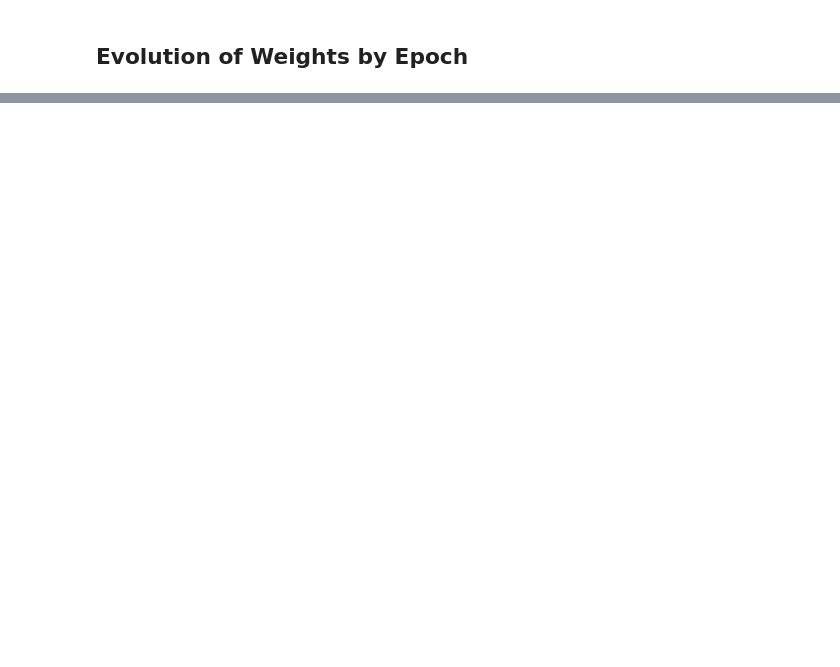
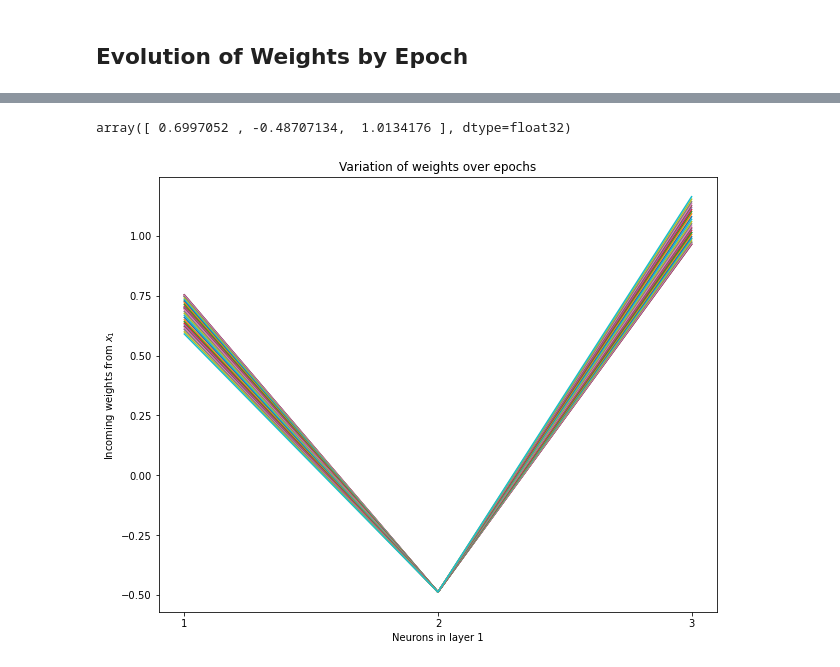
Before and after one commit to somnath1077/MachineLearningExercises, a Jupyter notebook: ML_Using_Python/activation_functions/nb01_relu.ipynb, the cells around one changed output, grey strips where cells are left out. Saved outputs shown, nothing was run; the diff lists cells and outputs as text; code cells hidden in the pictures; blank space fills up the shorter version.

Commit message:
relu and changes to weights over epochs

```diff
--- a/ML_Using_Python/activation_functions/nb01_relu.ipynb
+++ b/ML_Using_Python/activation_functions/nb01_relu.ipynb
@@ -78,7 +78,7 @@ _, _, norm_test_data = normalize(test_data, mean=mean, sd=sd)
 # %% [markdown]
 ### Model Layers
 # %%
-NUM_UNITS = 2
+NUM_UNITS = 3
 
 inputs = keras.Input(shape=2)
 
@@ -128,7 +128,7 @@ weight_callback = LambdaCallback(
 )
 # %%
 BATCH_SIZE = 32
-EPOCHS = 10
+EPOCHS = 30
 
 train_dataset = tf.data.Dataset.from_tensor_slices((test_data[:, [0, 1]],
                                                     test_data[:, [2]])).batch(BATCH_SIZE)
@@ -245,0 +188,24 @@ plt.legend();
+# %%
+# these are the weights from the input x1 to the the 10 neurons in the first layer
+weights_dict[0][0][0]
+# %% [output]
+array([ 0.6997052 , -0.48707134,  1.0134176 ], dtype=float32)
+# %%
+import matplotlib.pyplot as plt
+
+
+fig, ax = plt.subplots(1, 1, figsize=(10, 8))
+x_vals = range(1, NUM_UNITS + 1)
+
+for epoch in range(0, EPOCHS):
+    weights = weights_dict[epoch][0][0]
+    ax.plot(x_vals, weights, label=f'epoch: {epoch + 1}')
+
+ax.set_title('Variation of weights over epochs')
+ax.set_xticks(range(1, NUM_UNITS + 1))
+ax.set_xlabel('Neurons in layer 1')
+ax.set_ylabel(r'Incoming weights from $x_1$');
+if EPOCHS < 8:
+    plt.legend();
+# %% [output]
+[figure, added]
```
Also changed, not shown: parts of 16 cells of this notebook.
